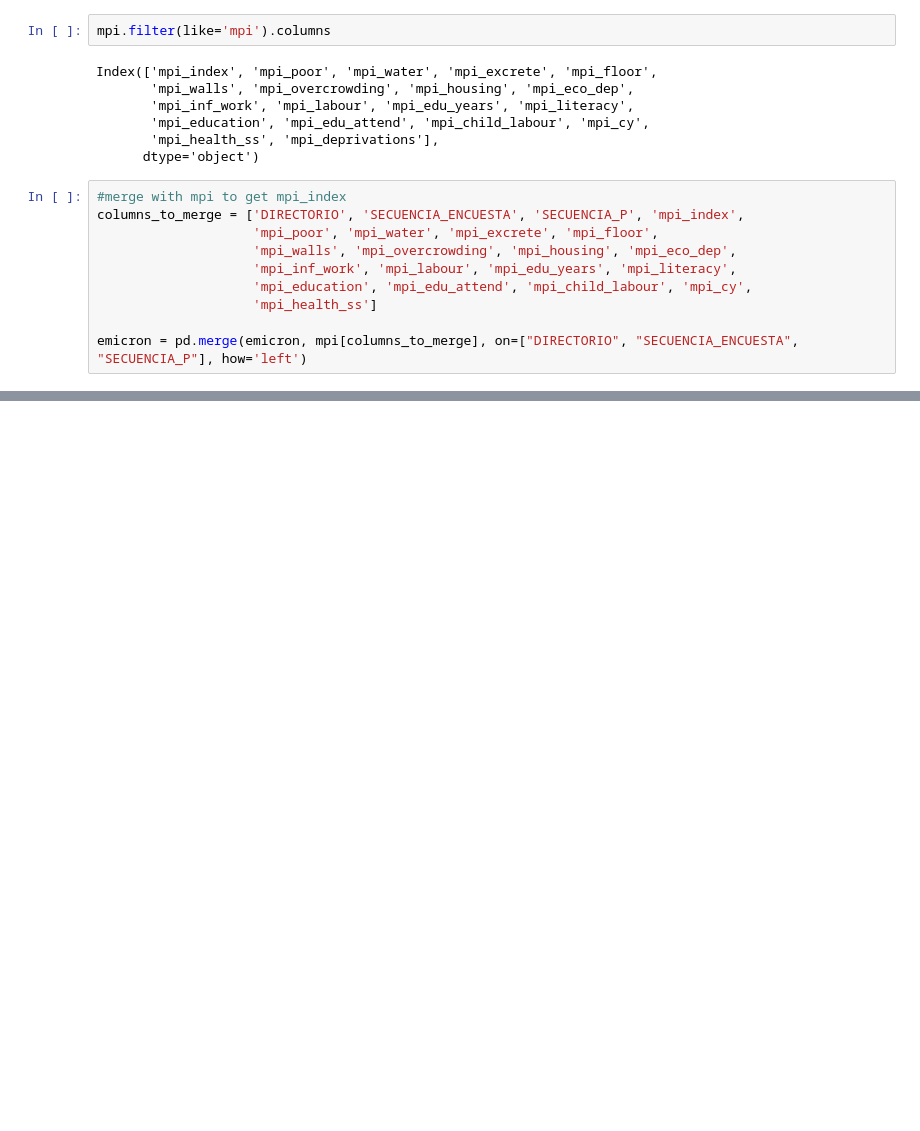
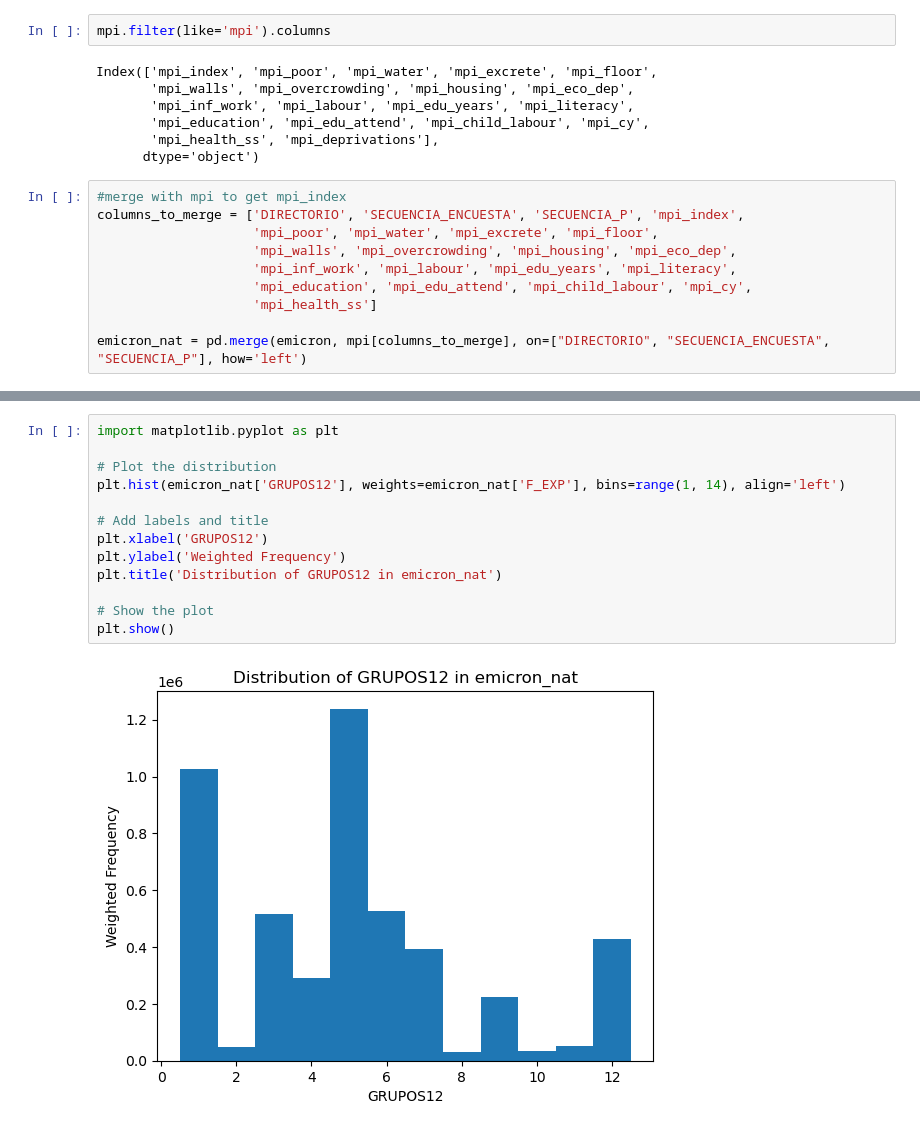
Before and after one commit to rbenzecry/SME-informal-sector-colombia, a Jupyter notebook: Project/04_analysis_natives/Code/01_analysis_colombians.ipynb, the cells around one changed output, grey strips where cells are left out. Cells and saved outputs as stored; diff of their text form; blank space fills up the shorter version.

```diff
--- a/Project/04_analysis_natives/Code/01_analysis_colombians.ipynb
+++ b/Project/04_analysis_natives/Code/01_analysis_colombians.ipynb
@@ -32,4 +33,4 @@ columns_to_merge = ['DIRECTORIO', 'SECUENCIA_ENCUESTA', 'SECUENCIA_P', 'mpi_inde
                     'mpi_education', 'mpi_edu_attend', 'mpi_child_labour', 'mpi_cy',
                     'mpi_health_ss']
 
-emicron = pd.merge(emicron, mpi[columns_to_merge], on=["DIRECTORIO", "SECUENCIA_ENCUESTA", "SECUENCIA_P"], how='left')
+emicron_nat = pd.merge(emicron, mpi[columns_to_merge], on=["DIRECTORIO", "SECUENCIA_ENCUESTA", "SECUENCIA_P"], how='left')
@@ -35,0 +298,15 @@ emicron = pd.merge(emicron, mpi[columns_to_merge], on=["DIRECTORIO", "SECUENCIA_
+# %%
+import matplotlib.pyplot as plt
+
+# Plot the distribution
+plt.hist(emicron_nat['GRUPOS12'], weights=emicron_nat['F_EXP'], bins=range(1, 14), align='left')
+
+# Add labels and title
+plt.xlabel('GRUPOS12')
+plt.ylabel('Weighted Frequency')
+plt.title('Distribution of GRUPOS12 in emicron_nat')
+
+# Show the plot
+plt.show()
+# %% [output]
+[figure, added]
```
Also changed, not shown: parts of 134 cells of this notebook.
